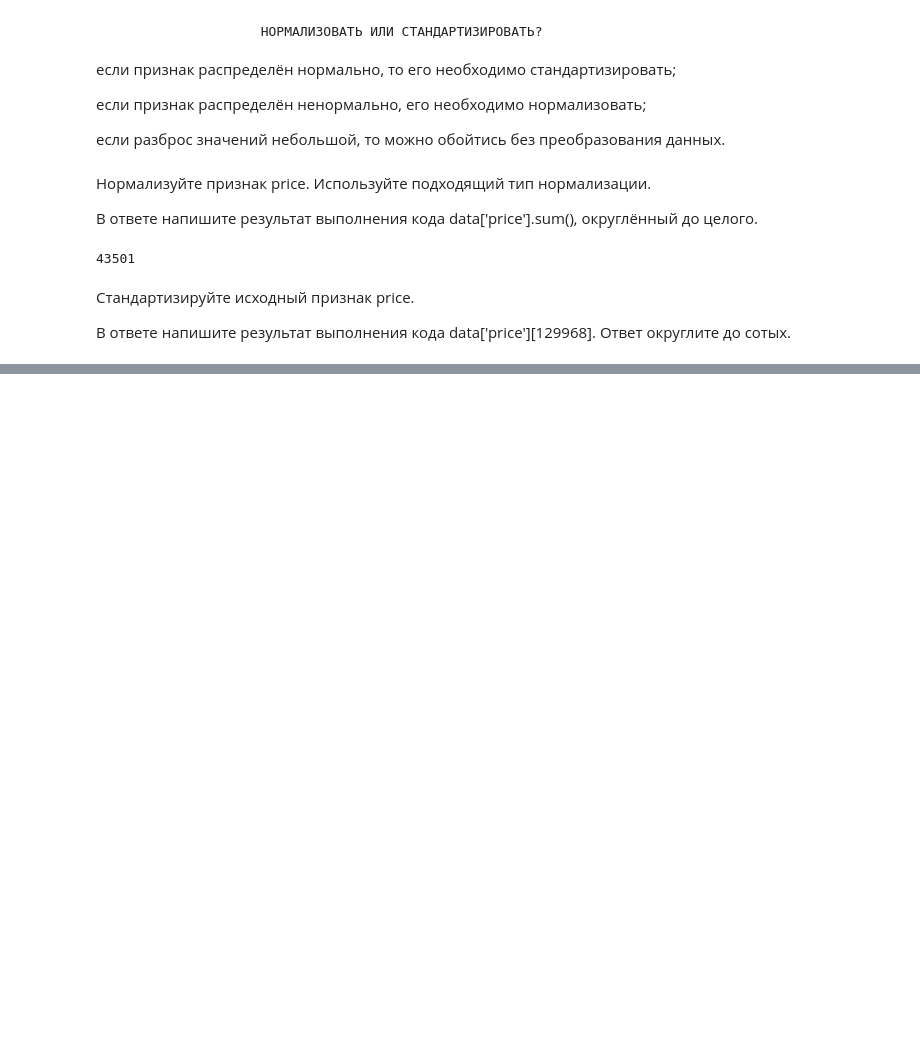
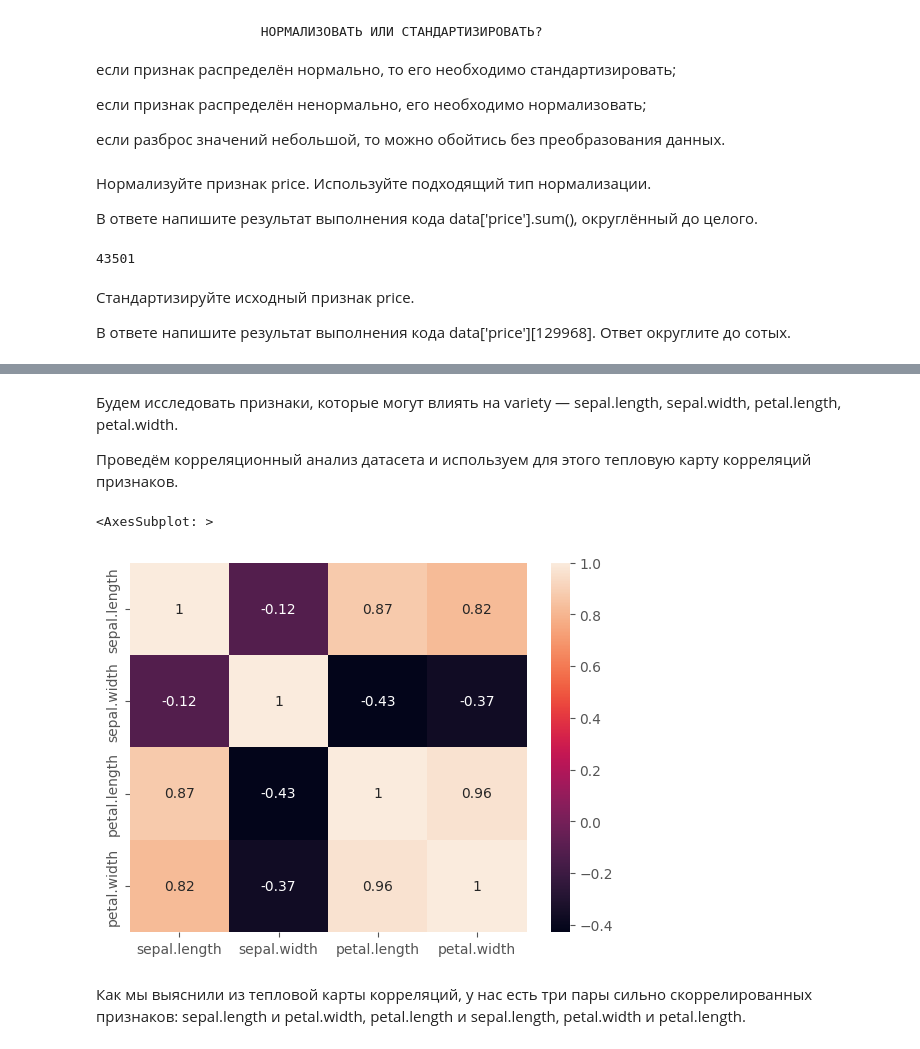
Before and after one commit to metalin37/Skillfactory, a Jupyter notebook: EDA/EDA-3. Проектирование признаков/EDA-3.ipynb, the cells around one changed output, grey strips where cells are left out. Cells and saved outputs as stored; diff of their text form; code cells hidden in the pictures; blank space fills up the shorter version.

```diff
--- a/EDA/EDA-3. Проектирование признаков/EDA-3.ipynb
+++ b/EDA/EDA-3. Проектирование признаков/EDA-3.ipynb
@@ -764,0 +770,3 @@ data
+# %%
+iris = pd.read_csv('iris.csv')
+iris.head()
@@ -764,0 +780,12 @@ data
+# %% [markdown]
+Будем исследовать признаки, которые могут влиять на variety — sepal.length, sepal.width, petal.length, petal.width.
+
+Проведём корреляционный анализ датасета и используем для этого тепловую карту корреляций признаков.
+# %%
+import seaborn as sns # импортируем seaborn для построения графиков
+sns.heatmap(iris.corr(), annot=True) # включаем отображение коэффициентов
+# %% [output]
+<AxesSubplot: >
+[figure, added]
+# %% [markdown]
+Как мы выяснили из тепловой карты корреляций, у нас есть три пары сильно скоррелированных признаков: sepal.length и petal.width, petal.length и sepal.length, petal.width и petal.length.
```
Also changed, not shown: parts of 14 cells of this notebook, 7 other files.
